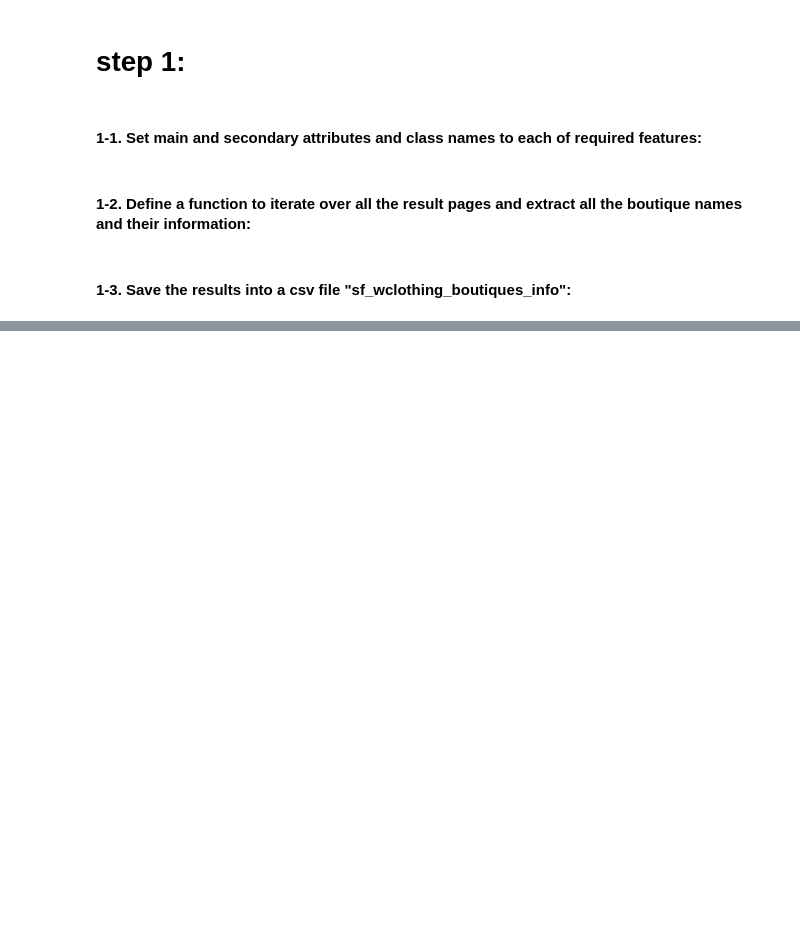
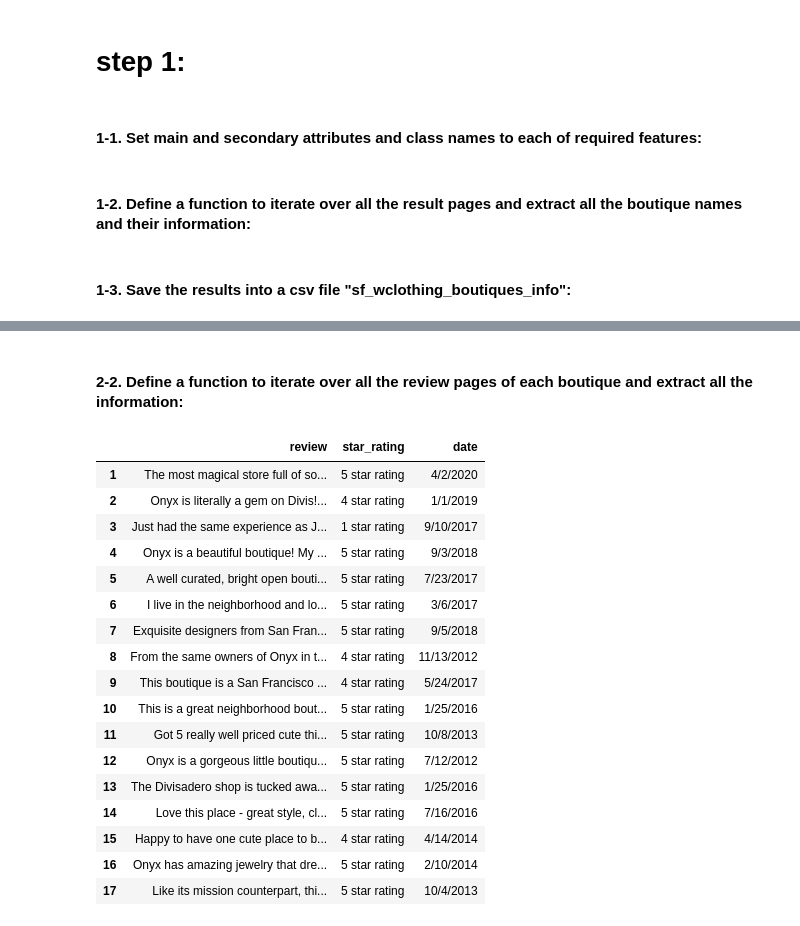
Before and after one commit to FarnazG/NLP_analysis, a Jupyter notebook: Web_Scraping_notebook.ipynb, the cells around one changed output, grey strips where cells are left out. Cells and saved outputs as stored; diff of their text form; code cells hidden in the pictures; blank space fills up the shorter version.

```diff
--- a/Web_Scraping_notebook.ipynb
+++ b/Web_Scraping_notebook.ipynb
@@ -203,0 +214,63 @@ with open('boutique_info.pickle','wb') as f:
+# %% [markdown]
+#### 2-2. Define a function to iterate over all the review pages of **each boutique** and extract all the information:
+# %%
+#retrieve reviews, date and rate of reviews for each boutique:
+#each page has 20 reviews
+def retrieve_reviews_info(boutique_name, boutique_url_address, number_reviews):
+    url = boutique_url_address
+    total_reviews=[]
+    total_review_dates=[]
+    total_review_stars=[]
+    for i in range(0, int(number_reviews)//20 + 1):
+        url_page = url + "&start={}".format(i*20)
+        html_page = requests.get(url_page)
+        soup = BeautifulSoup(html_page.content, 'html.parser')
+        review_mains = soup.find_all("div",{"class":review_mains_class})
+
+        for review_main in review_mains:
+            try:
+                total_reviews.append(review_main.find("span",{"class":review_reviews_class}).text)
+            except:
+                total_reviews.append(None)
+            try:
+                total_review_stars.append(review_main.find("span",{"class":review_stars_class}).div.get("aria-label"))
+            except:
+                total_review_stars.append(None)
+            try:
+                total_review_dates.append(review_main.find("span",{"class":review_dates_class}).text)
+            except:
+                total_review_dates.append(None)
+
+    data = {"review":total_reviews,"star_rating":total_review_stars,"date":total_review_dates}
+    coulmns = ["review","star_rating","date"]
+    review_info = pd.DataFrame(data)
+
+    return review_info.dropna(subset = ["star_rating","date","review"], how="any")
+# %%
+#check the results for one store:
+pd.options.display.max_colwidth = 500
+boutique_name = 'Onyx'
+boutique_url_address ="https://www.yelp.com/biz/onyx-san-francisco-3?osq=Clothing+Boutiques"
+number_reviews = 17
+#to get the results as a dataframe for all three attributes:
+myreviews = retrieve_reviews_info(boutique_name, boutique_url_address, number_reviews)
+myreviews
+# %% [output]
+|  | review | star_rating | date |
+| 1 | The most magical store full of so... | 5 star rating | 4/2/2020 |
+| 2 | Onyx is literally a gem on Divis!... | 4 star rating | 1/1/2019 |
+| 3 | Just had the same experience as J... | 1 star rating | 9/10/2017 |
+| 4 | Onyx is a beautiful boutique! My ... | 5 star rating | 9/3/2018 |
+| 5 | A well curated, bright open bouti... | 5 star rating | 7/23/2017 |
+| 6 | I live in the neighborhood and lo... | 5 star rating | 3/6/2017 |
+| 7 | Exquisite designers from San Fran... | 5 star rating | 9/5/2018 |
+| 8 | From the same owners of Onyx in t... | 4 star rating | 11/13/2012 |
+| 9 | This boutique is a San Francisco ... | 4 star rating | 5/24/2017 |
+| 10 | This is a great neighborhood bout... | 5 star rating | 1/25/2016 |
+| 11 | Got 5 really well priced cute thi... | 5 star rating | 10/8/2013 |
+| 12 | Onyx is a gorgeous little boutiqu... | 5 star rating | 7/12/2012 |
+| 13 | The Divisadero shop is tucked awa... | 5 star rating | 1/25/2016 |
+| 14 | Love this place - great style, cl... | 5 star rating | 7/16/2016 |
+| 15 | Happy to have one cute place to b... | 4 star rating | 4/14/2014 |
+| 16 | Onyx has amazing jewelry that dre... | 5 star rating | 2/10/2014 |
+| 17 | Like its mission counterpart, thi... | 5 star rating | 10/4/2013 |
```
Also changed, not shown: parts of 3 cells of this notebook.
